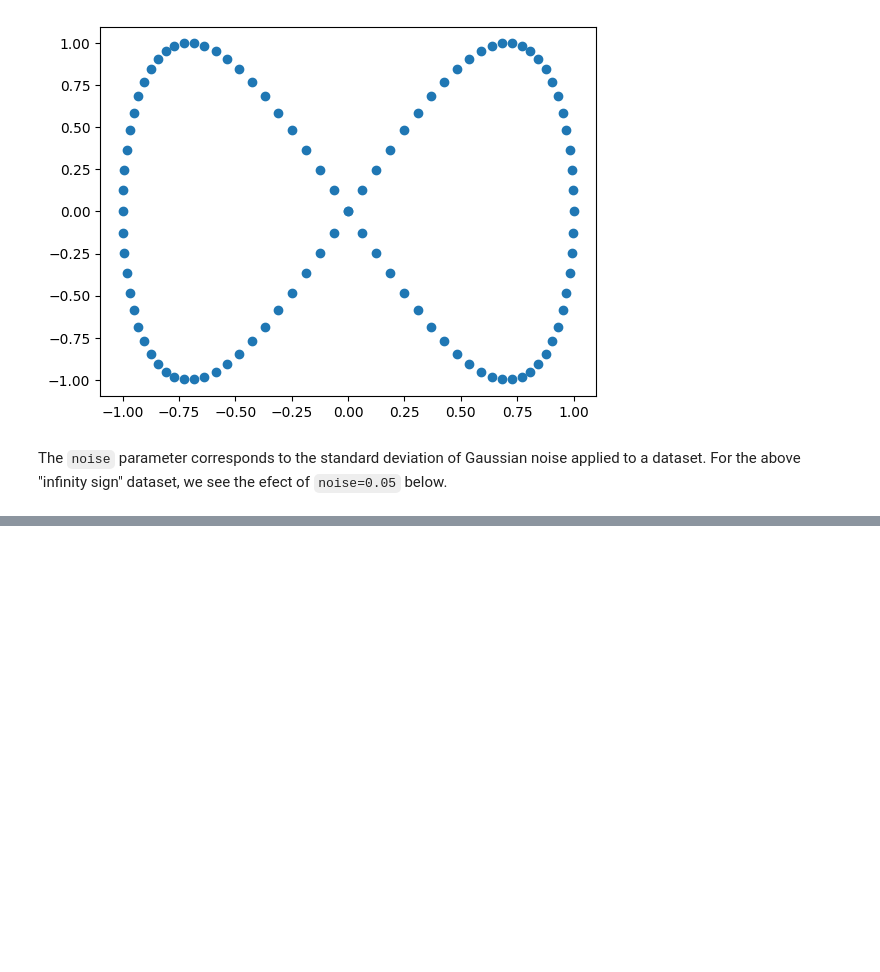
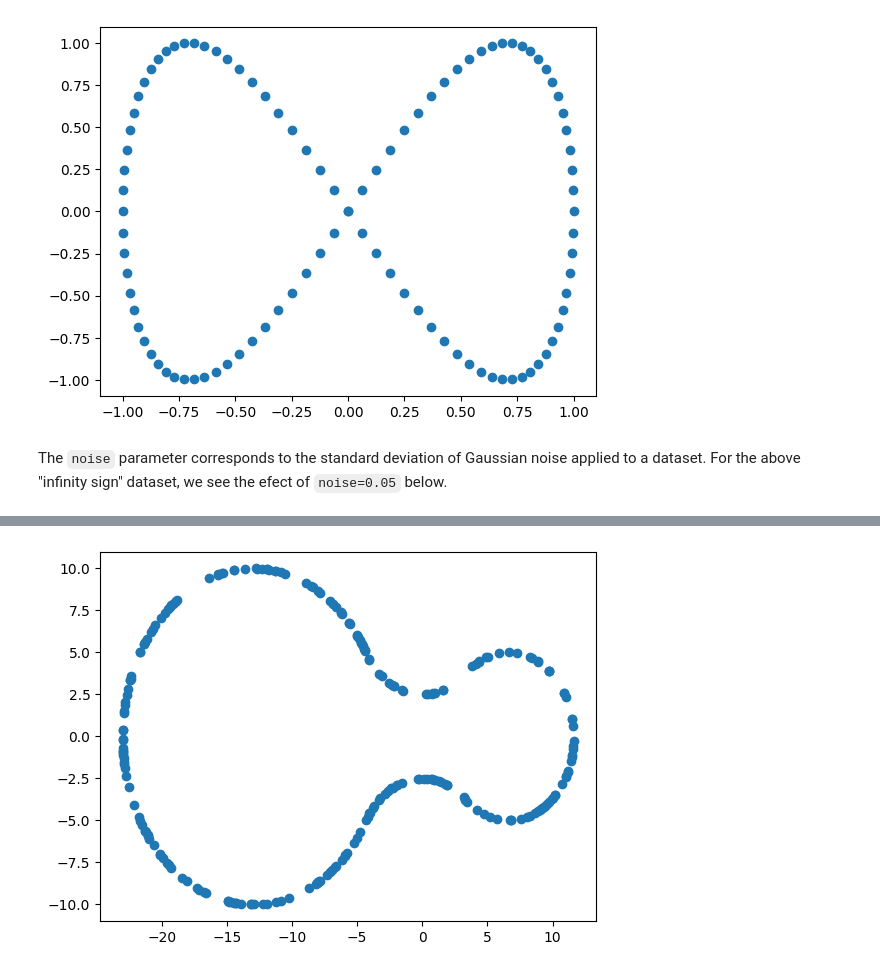
Before and after one commit to scikit-tda/tadasets, a Jupyter notebook: docs/notebooks/Examples.ipynb, the cells around one changed output, grey strips where cells are left out. Cells and saved outputs as stored; diff of their text form; code cells hidden in the pictures; blank space fills up the shorter version.

Commit message:
Add eyeglasses example to docs

```diff
--- a/docs/notebooks/Examples.ipynb
+++ b/docs/notebooks/Examples.ipynb
@@ -45,0 +46,6 @@ plt.show()
+# %%
+t = tadasets.eyeglasses(n=250,r1=10,r2=5)
+plt.scatter(t[:,0],t[:,1])
+plt.show()
+# %% [output]
+[figure, added]
```
Also changed, not shown: parts of 5 cells of this notebook.
